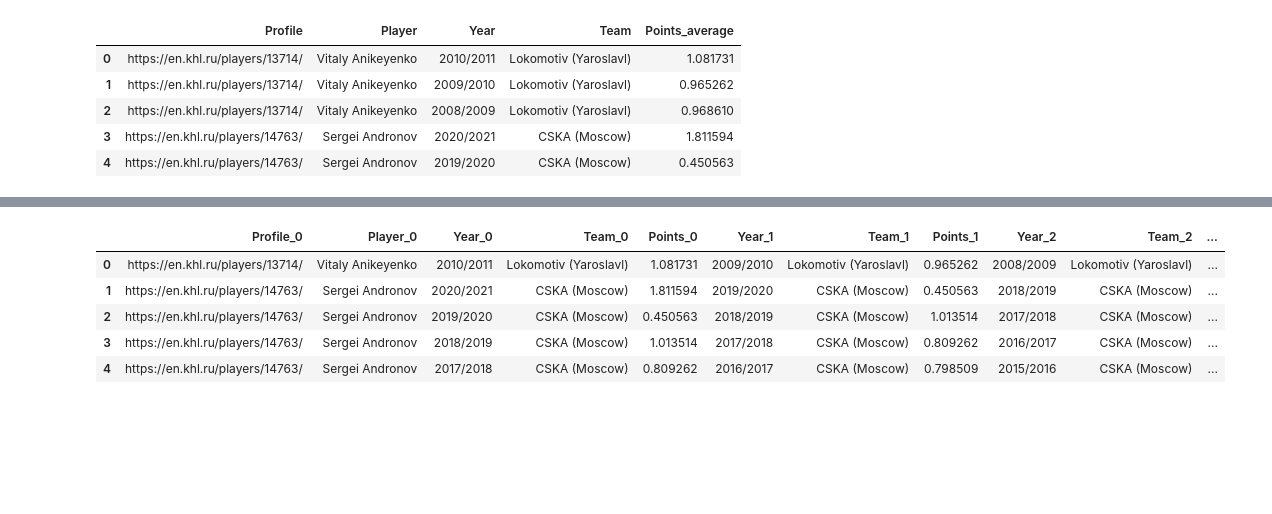
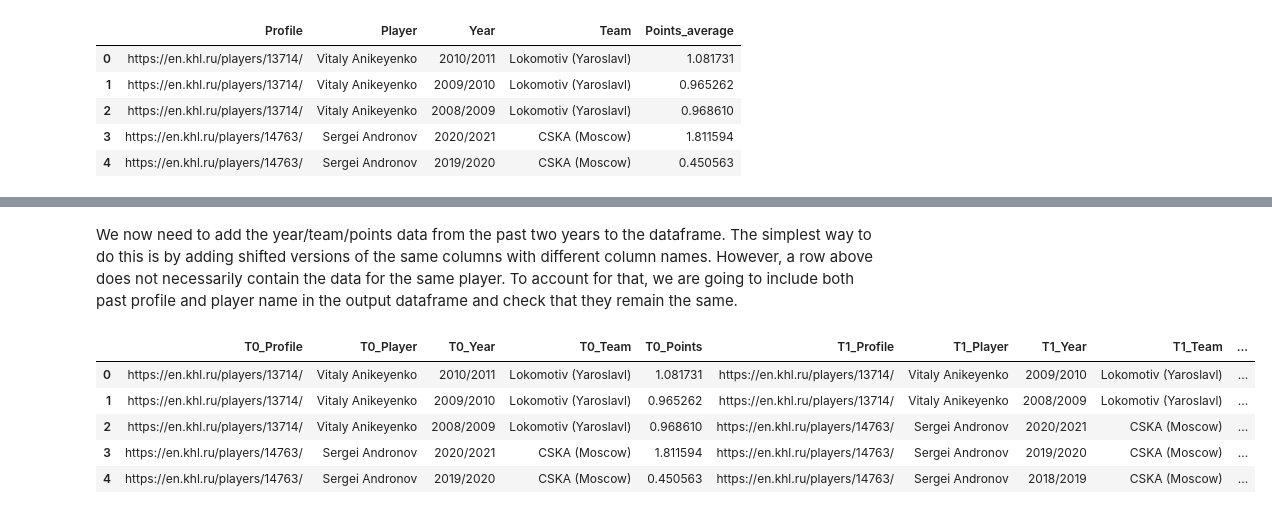
Before and after one commit to Dark-Hobbit/khl, a Jupyter notebook: analysing_player_data/predicting_season_points.ipynb, the cells around one changed output, grey strips where cells are left out. Drawn from its saved outputs; the diff is of its cells as text; code cells hidden in the pictures; blank space fills up the shorter version.

```diff
--- a/analysing_player_data/predicting_season_points.ipynb
+++ b/analysing_player_data/predicting_season_points.ipynb
@@ -100,9 +97,0 @@ We now need to add the year/team/points data from the past two years to the data
-# %%
-# The rows are going to be shifted down.
-header_0 = ['Profile_0', 'Player_0', 'Year_0', 'Team_0', 'Points_0']
-header_1 = ['Profile_1', 'Player_1', 'Year_1', 'Team_1', 'Points_1']
-header_2 = ['Profile_2', 'Player_2', 'Year_2', 'Team_2', 'Points_2']
-data.columns = header_0
-data[header_1] = data[header_0].shift(-1)
-data[header_2] = data[header_0].shift(-2)
-data.head()
@@ -137,11 +98,19 @@ data.head()
-# %%
-# Everything seems in order, we can drop the duplicate columns now.
-data.drop(['Profile_1', 'Player_1', 'Profile_2', 'Player_2'], axis=1, inplace=True)
-data.head()
-# %% [output]
-|  | Profile_0 | Player_0 | Year_0 | Team_0 | Points_0 | Year_1 | Team_1 | Points_1 | Year_2 | Team_2 | ... |
-| 0 | https://en.khl.ru/players/13714/ | Vitaly Anikeyenko | 2010/2011 | Lokomotiv (Yaroslavl) | 1.081731 | 2009/2010 | Lokomotiv (Yaroslavl) | 0.965262 | 2008/2009 | Lokomotiv (Yaroslavl) | ... |
-| 1 | https://en.khl.ru/players/14763/ | Sergei Andronov | 2020/2021 | CSKA (Moscow) | 1.811594 | 2019/2020 | CSKA (Moscow) | 0.450563 | 2018/2019 | CSKA (Moscow) | ... |
-| 2 | https://en.khl.ru/players/14763/ | Sergei Andronov | 2019/2020 | CSKA (Moscow) | 0.450563 | 2018/2019 | CSKA (Moscow) | 1.013514 | 2017/2018 | CSKA (Moscow) | ... |
-| 3 | https://en.khl.ru/players/14763/ | Sergei Andronov | 2018/2019 | CSKA (Moscow) | 1.013514 | 2017/2018 | CSKA (Moscow) | 0.809262 | 2016/2017 | CSKA (Moscow) | ... |
-| 4 | https://en.khl.ru/players/14763/ | Sergei Andronov | 2017/2018 | CSKA (Moscow) | 0.809262 | 2016/2017 | CSKA (Moscow) | 0.798509 | 2015/2016 | CSKA (Moscow) | ... |
+# %% [markdown]
+We now need to add the year/team/points data from the past two years to the dataframe. The simplest way to do this is by adding shifted versions of the same columns with different column names. However, a row above does not necessarily contain the data for the same player. To account for that, we are going to include both past profile and player name in the output dataframe and check that they remain the same.
+# %%
+# The rows are going to be shifted down.
+# All columns are getting a T_ prefix indicating their timeshift relative to the current period.
+header = ['T0_Profile', 'T0_Player', 'T0_Year', 'T0_Team', 'T0_Points']
+header_1 = ['T1_Profile', 'T1_Player', 'T1_Year', 'T1_Team', 'T1_Points']
+header_2 = ['T2_Profile', 'T2_Player', 'T2_Year', 'T2_Team', 'T2_Points']
+data.columns = header
+data[header_1] = data[header].shift(-1)
+data[header_2] = data[header].shift(-2)
+data.head()
+# %% [output]
+|  | T0_Profile | T0_Player | T0_Year | T0_Team | T0_Points | T1_Profile | T1_Player | T1_Year | T1_Team | ... |
+| 0 | https://en.khl.ru/players/13714/ | Vitaly Anikeyenko | 2010/2011 | Lokomotiv (Yaroslavl) | 1.081731 | https://en.khl.ru/players/13714/ | Vitaly Anikeyenko | 2009/2010 | Lokomotiv (Yaroslavl) | ... |
+| 1 | https://en.khl.ru/players/13714/ | Vitaly Anikeyenko | 2009/2010 | Lokomotiv (Yaroslavl) | 0.965262 | https://en.khl.ru/players/13714/ | Vitaly Anikeyenko | 2008/2009 | Lokomotiv (Yaroslavl) | ... |
+| 2 | https://en.khl.ru/players/13714/ | Vitaly Anikeyenko | 2008/2009 | Lokomotiv (Yaroslavl) | 0.968610 | https://en.khl.ru/players/14763/ | Sergei Andronov | 2020/2021 | CSKA (Moscow) | ... |
+| 3 | https://en.khl.ru/players/14763/ | Sergei Andronov | 2020/2021 | CSKA (Moscow) | 1.811594 | https://en.khl.ru/players/14763/ | Sergei Andronov | 2019/2020 | CSKA (Moscow) | ... |
+| 4 | https://en.khl.ru/players/14763/ | Sergei Andronov | 2019/2020 | CSKA (Moscow) | 0.450563 | https://en.khl.ru/players/14763/ | Sergei Andronov | 2018/2019 | CSKA (Moscow) | ... |
```
Also changed, not shown: parts of 35 cells of this notebook.
